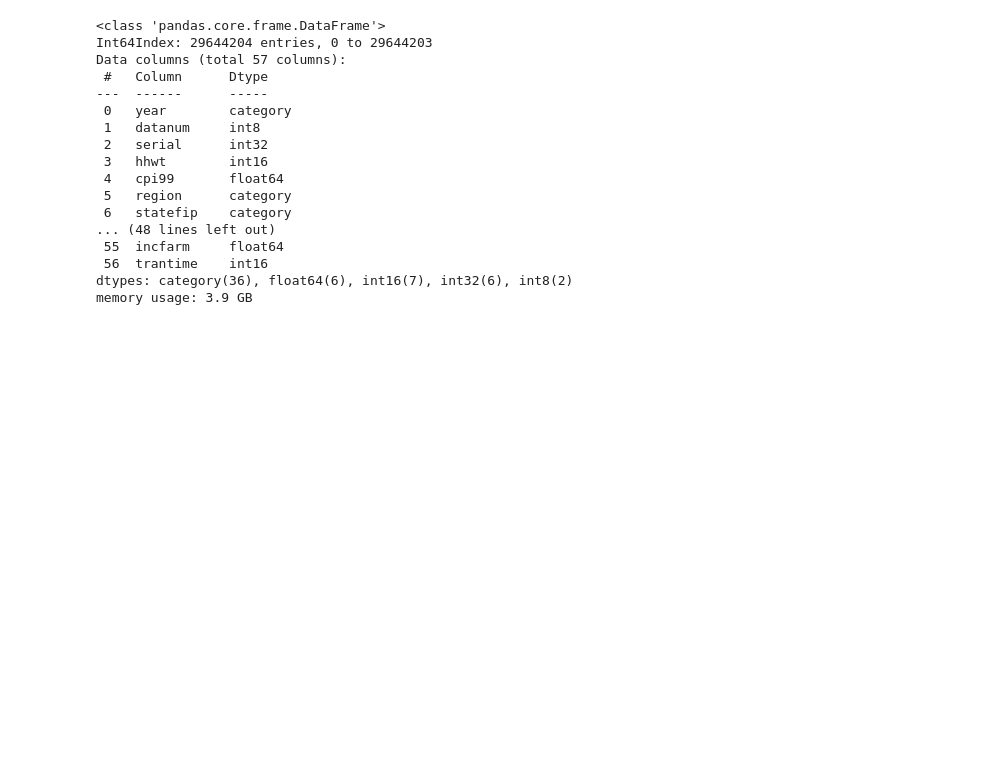
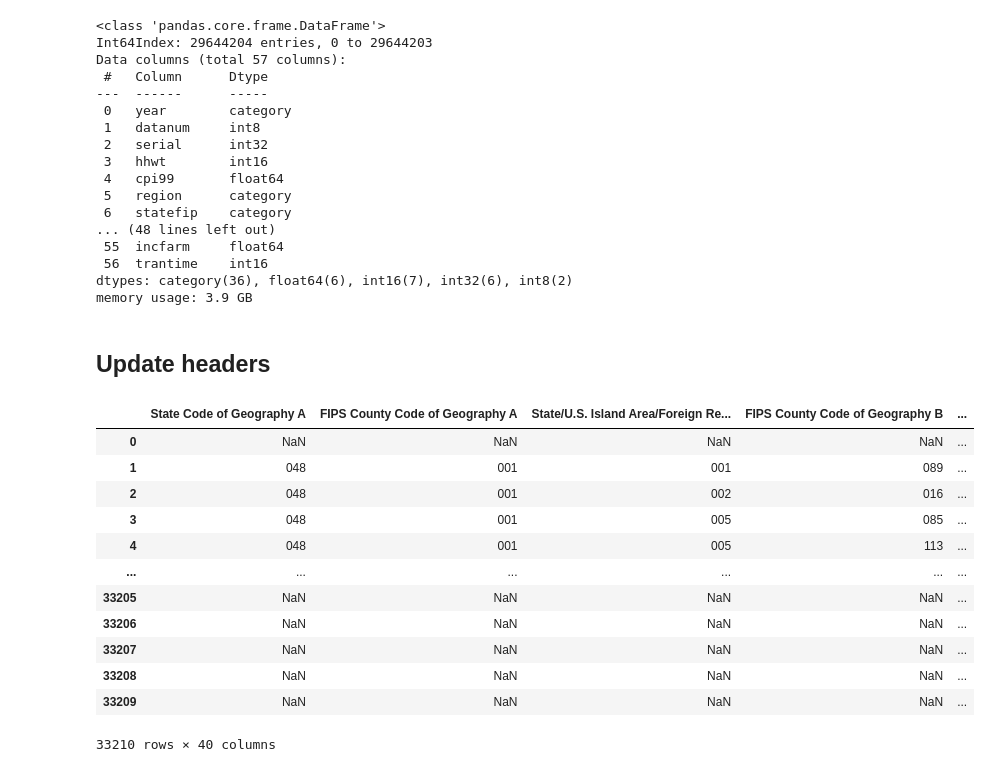
Before and after one commit to randallb15/City-Data, a Jupyter notebook: Testing.ipynb, the cells around one changed output. Drawn from its saved outputs; the diff is of its cells as text; code cells hidden in the pictures; blank space fills up the shorter version.

Commit message:
added in census data

```diff
--- a/Testing.ipynb
+++ b/Testing.ipynb
@@ -97,3 +97,23 @@ Data columns (total 57 columns):
  56  trantime    int16
 dtypes: category(36), float64(6), int16(7), int32(6), int8(2)
 memory usage: 3.9 GB
+# %% [markdown]
+## Update headers
+# %%
+ins_outs_df = pd.read_csv('data/censusdata/texas.csv',header=1,dtype=str)
+# %%
+ins_outs_df
+# %% [output]
+|  | State Code of Geography A | FIPS County Code of Geography A | State/U.S. Island Area/Foreign Re... | FIPS County Code of Geography B | ... |
+| 0 | NaN | NaN | NaN | NaN | ... |
+| 1 | 048 | 001 | 001 | 089 | ... |
+| 2 | 048 | 001 | 002 | 016 | ... |
+| 3 | 048 | 001 | 005 | 085 | ... |
+| 4 | 048 | 001 | 005 | 113 | ... |
+| ... | ... | ... | ... | ... | ... |
+| 33205 | NaN | NaN | NaN | NaN | ... |
+| 33206 | NaN | NaN | NaN | NaN | ... |
+| 33207 | NaN | NaN | NaN | NaN | ... |
+| 33208 | NaN | NaN | NaN | NaN | ... |
+| 33209 | NaN | NaN | NaN | NaN | ... |
+33210 rows × 40 columns
```
